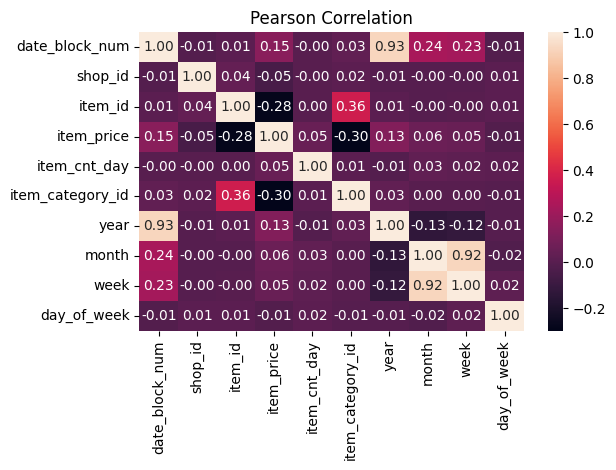
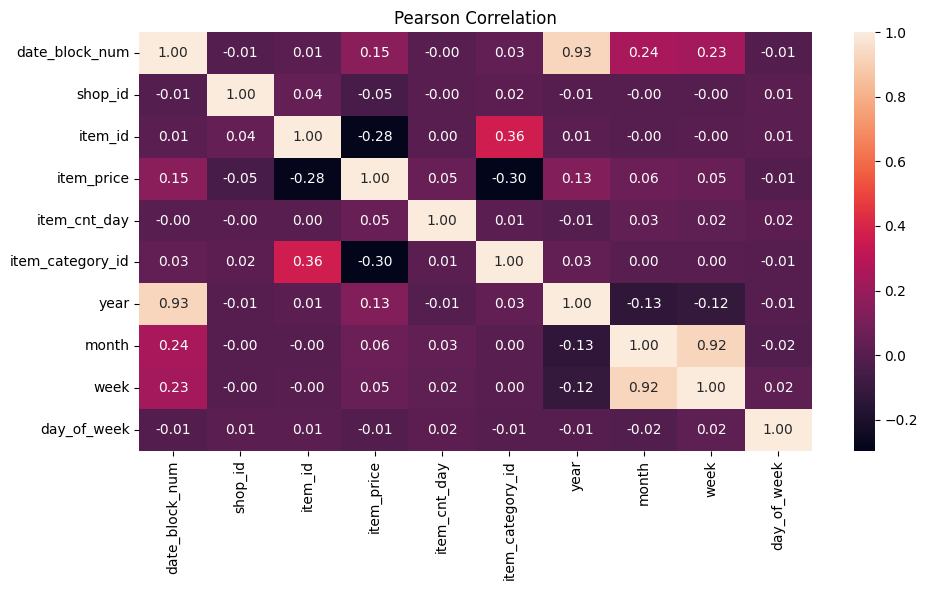
The notebook cell's code change between the first figure and the second:
--- before
+++ after
@@ -1,3 +1,4 @@
 corr = train.corr(numeric_only=True)
+plt.figure(figsize=(10,6))
 sns.heatmap(corr, fmt = '.2f', annot=True)
 plt.title('Pearson Correlation')

Commit: DS/1.2 style: fixed several misspellings in explanation cells